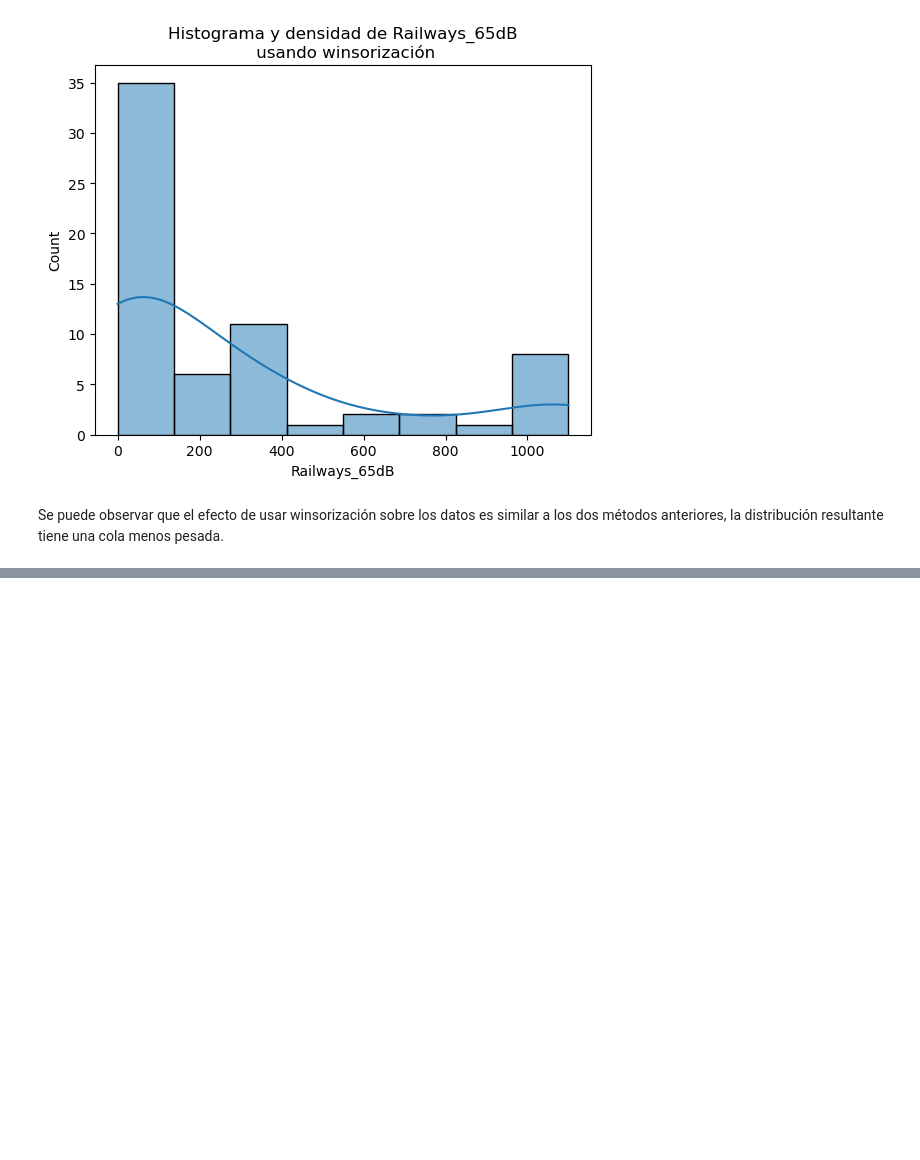
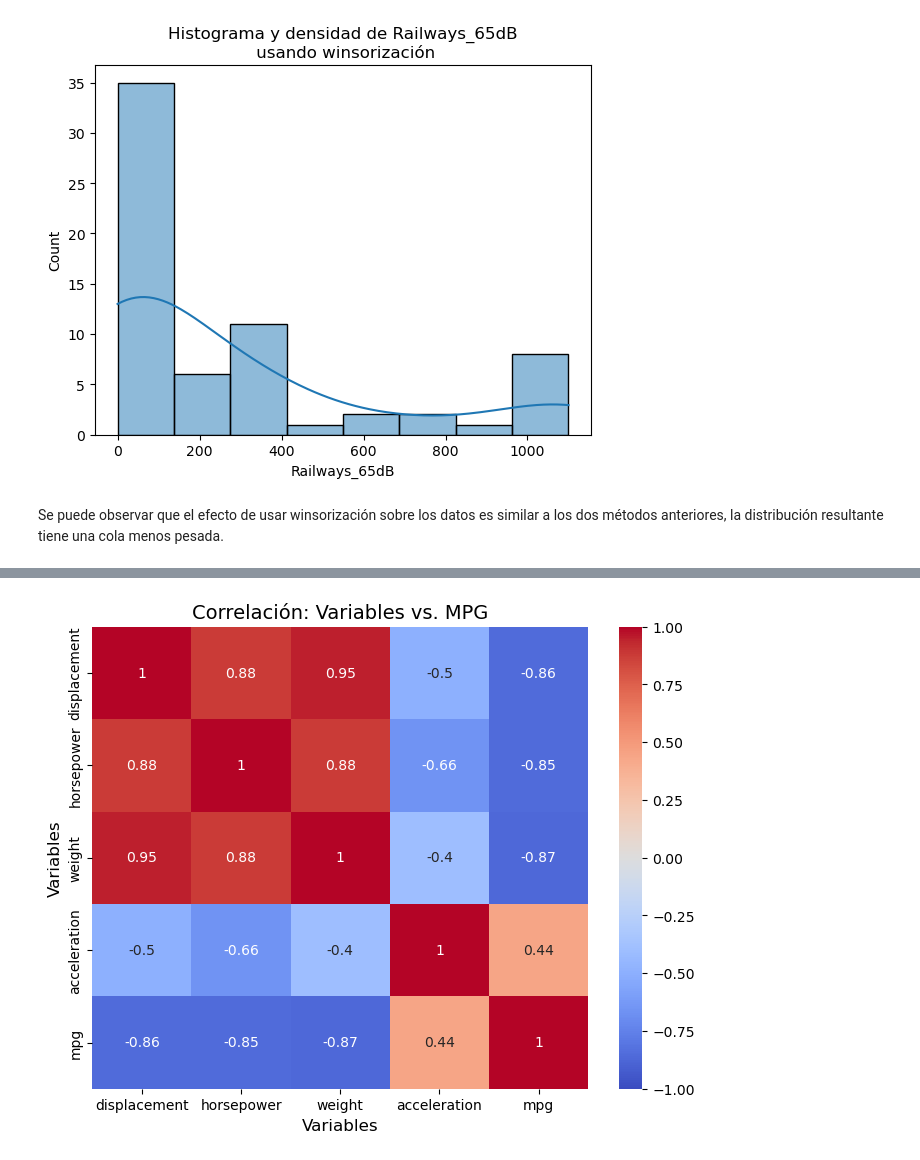
Before and after one commit to Deivid-code/Trabajo-1-mineria-de-datos, a Jupyter notebook: Trabajo 1 minería de datos.ipynb, the cells around one changed output, grey strips where cells are left out. Drawn from its saved outputs; the diff is of its cells as text; code cells hidden in the pictures; blank space fills up the shorter version.

```diff
--- a/Trabajo 1 minería de datos.ipynb
+++ b/Trabajo 1 minería de datos.ipynb
@@ -682,0 +740,24 @@ Se puede observar que el efecto de usar winsorización sobre los datos es simila
+# %%
+# List of variables to plot
+X = ['displacement', 'horsepower', 'weight', 'acceleration']
+
+# Create a correlation matrix
+corr = data[X + ['mpg']].corr(method = "spearman")
+
+
+# Set up the matplotlib figure
+plt.figure(figsize=(8, 6))
+
+# Draw the heatmap with the mask and annotations
+sns.heatmap(corr, annot=True, cmap='coolwarm', vmin=-1, vmax=1,
+            xticklabels=X + ['mpg'], yticklabels=X + ['mpg'])
+
+# Add labels
+plt.title('Correlación: Variables vs. MPG', fontsize=14)
+plt.xlabel('Variables', fontsize=12)
+plt.ylabel('Variables', fontsize=12)
+
+# Show the plot
+plt.show()
+# %% [output]
+[figure, added]
```
Also changed, not shown: parts of 38 cells of this notebook.
